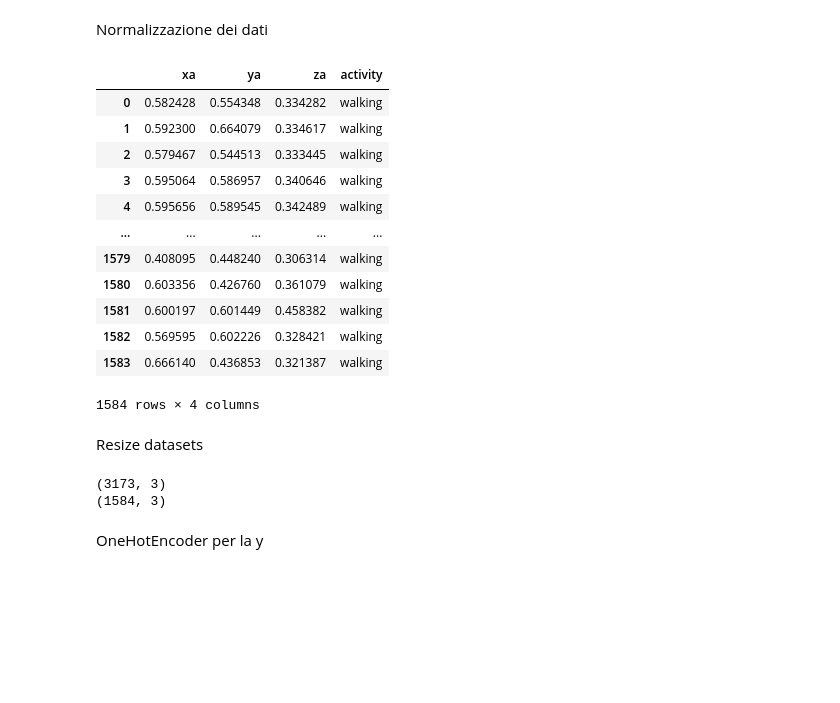
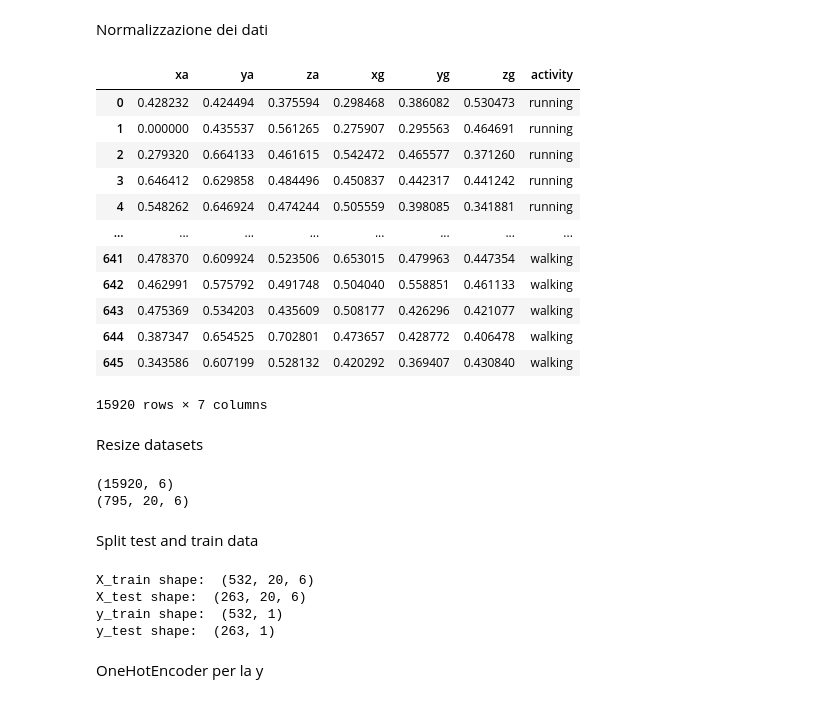
Before and after one commit to bernyxx/activity-classifier, a Jupyter notebook: model.ipynb, the cells around one changed output. Drawn from its saved outputs; the diff is of its cells as text; code cells hidden in the pictures; blank space fills up the shorter version.

```diff
--- a/model.ipynb
+++ b/model.ipynb
@@ -94,55 +166,56 @@ Dimensione merged dataset test  (1584, 4)
 Normalizzazione dei dati
 # %%
 normalizer = MinMaxScaler()
-num_columns = df_train.shape[1]
+num_columns = df_data.shape[1]
 
-normalizer.fit(df_train.iloc[:, 0 : num_columns-1])
+normalizer.fit(df_data.iloc[:, 0 : num_columns-1])
 
 def normalize_df(df):
 
     norm_df = df.copy()
     norm_column = normalizer.transform(df.iloc[:, 0 : num_columns-1])
     norm_df.iloc[:, 0 : num_columns-1] = norm_column
 
     return norm_df
 
-norm_train_df = normalize_df(df_train)
-norm_test_df = normalize_df(df_test)
+# norm_train_df = normalize_df(df_train)
+# norm_test_df = normalize_df(df_test)
+norm_df = normalize_df(df_data)
 
 
 # fig, ((ax1, ax2),( ax3, ax4), (ax5, ax6)) = plt.subplots(3,2)
 # ax1.plot(np.arange(0, len(df_train.xa)), df_train.xa)
 # ax3.plot(np.arange(0, len(df_train.ya)), df_train.ya)
 # ax5.plot(np.arange(0, len(df_train.za)), df_train.za)
 
 # ax2.plot(np.arange(0, len(norm_train_df.xa)), norm_train_df.xa)
 # ax4.plot(np.arange(0, len(norm_train_df.ya)), norm_train_df.ya)
 # ax6.plot(np.arange(0, len(norm_train_df.za)), norm_train_df.za)
 
 # fig, ((ax1, ax2),( ax3, ax4), (ax5, ax6)) = plt.subplots(3,2)
 # ax1.plot(np.arange(0, len(df_test.xa)), df_test.xa)
 # ax3.plot(np.arange(0, len(df_test.ya)), df_test.ya)
 # ax5.plot(np.arange(0, len(df_test.za)), df_test.za)
 
 # ax2.plot(np.arange(0, len(norm_test_df.xa)), norm_test_df.xa)
 # ax4.plot(np.arange(0, len(norm_test_df.ya)), norm_test_df.ya)
 # ax6.plot(np.arange(0, len(norm_test_df.za)), norm_test_df.za)
 
-norm_test_df
+norm_df
 # %% [output]
-|  | xa | ya | za | activity |
-| 0 | 0.582428 | 0.554348 | 0.334282 | walking |
-| 1 | 0.592300 | 0.664079 | 0.334617 | walking |
-| 2 | 0.579467 | 0.544513 | 0.333445 | walking |
-| 3 | 0.595064 | 0.586957 | 0.340646 | walking |
-| 4 | 0.595656 | 0.589545 | 0.342489 | walking |
-| ... | ... | ... | ... | ... |
-| 1579 | 0.408095 | 0.448240 | 0.306314 | walking |
-| 1580 | 0.603356 | 0.426760 | 0.361079 | walking |
-| 1581 | 0.600197 | 0.601449 | 0.458382 | walking |
-| 1582 | 0.569595 | 0.602226 | 0.328421 | walking |
-| 1583 | 0.666140 | 0.436853 | 0.321387 | walking |
+|  | xa | ya | za | xg | yg | zg | activity |
+| 0 | 0.428232 | 0.424494 | 0.375594 | 0.298468 | 0.386082 | 0.530473 | running |
+| 1 | 0.000000 | 0.435537 | 0.561265 | 0.275907 | 0.295563 | 0.464691 | running |
+| 2 | 0.279320 | 0.664133 | 0.461615 | 0.542472 | 0.465577 | 0.371260 | running |
+| 3 | 0.646412 | 0.629858 | 0.484496 | 0.450837 | 0.442317 | 0.441242 | running |
+| 4 | 0.548262 | 0.646924 | 0.474244 | 0.505559 | 0.398085 | 0.341881 | running |
+| ... | ... | ... | ... | ... | ... | ... | ... |
+| 641 | 0.478370 | 0.609924 | 0.523506 | 0.653015 | 0.479963 | 0.447354 | walking |
+| 642 | 0.462991 | 0.575792 | 0.491748 | 0.504040 | 0.558851 | 0.461133 | walking |
+| 643 | 0.475369 | 0.534203 | 0.435609 | 0.508177 | 0.426296 | 0.421077 | walking |
+| 644 | 0.387347 | 0.654525 | 0.702801 | 0.473657 | 0.428772 | 0.406478 | walking |
+| 645 | 0.343586 | 0.607199 | 0.528132 | 0.420292 | 0.369407 | 0.430840 | walking |
-1584 rows × 4 columns
+15920 rows × 7 columns
 # %% [markdown]
 Resize datasets
 # %%
@@ -166,11 +239,28 @@ def reshape_data(df, time_steps, step):
     return np.array(Xs), np.array(ys).reshape(-1, 1)
 
 
-X_train , y_train = reshape_data(norm_train_df, 10, 10)
-X_test , y_test = reshape_data(norm_test_df, 10, 10)
+# X_train , y_train = reshape_data(norm_train_df, 20, 20)
+# X_test , y_test = reshape_data(norm_test_df, 20, 20)
+
+X_data, y_data = reshape_data(norm_df, 20, 20)
+print(X_data.shape)
 # %% [output]
-(3173, 3)
-(1584, 3)
+(15920, 6)
+(795, 20, 6)
+# %% [markdown]
+Split test and train data
+# %%
+X_train, X_test, y_train, y_test = train_test_split(X_data, y_data, test_size=0.33, random_state=42)
+
+print('X_train shape: ', X_train.shape)
+print('X_test shape: ', X_test.shape)
+print('y_train shape: ', y_train.shape)
+print('y_test shape: ', y_test.shape)
+# %% [output]
+X_train shape:  (532, 20, 6)
+X_test shape:  (263, 20, 6)
+y_train shape:  (532, 1)
+y_test shape:  (263, 1)
 # %% [markdown]
 OneHotEncoder per la y
 # %%
```
Also changed, not shown: parts of 19 cells of this notebook, 21 other files.
